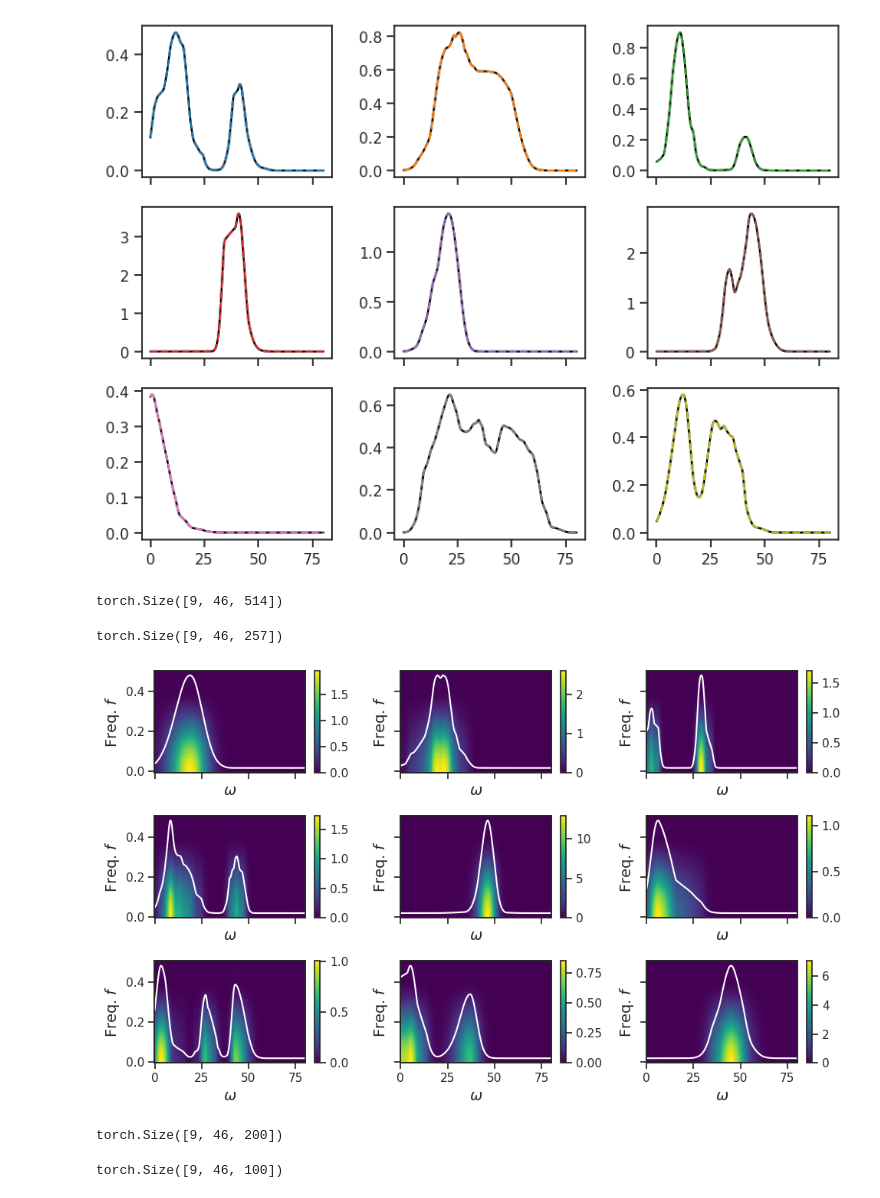
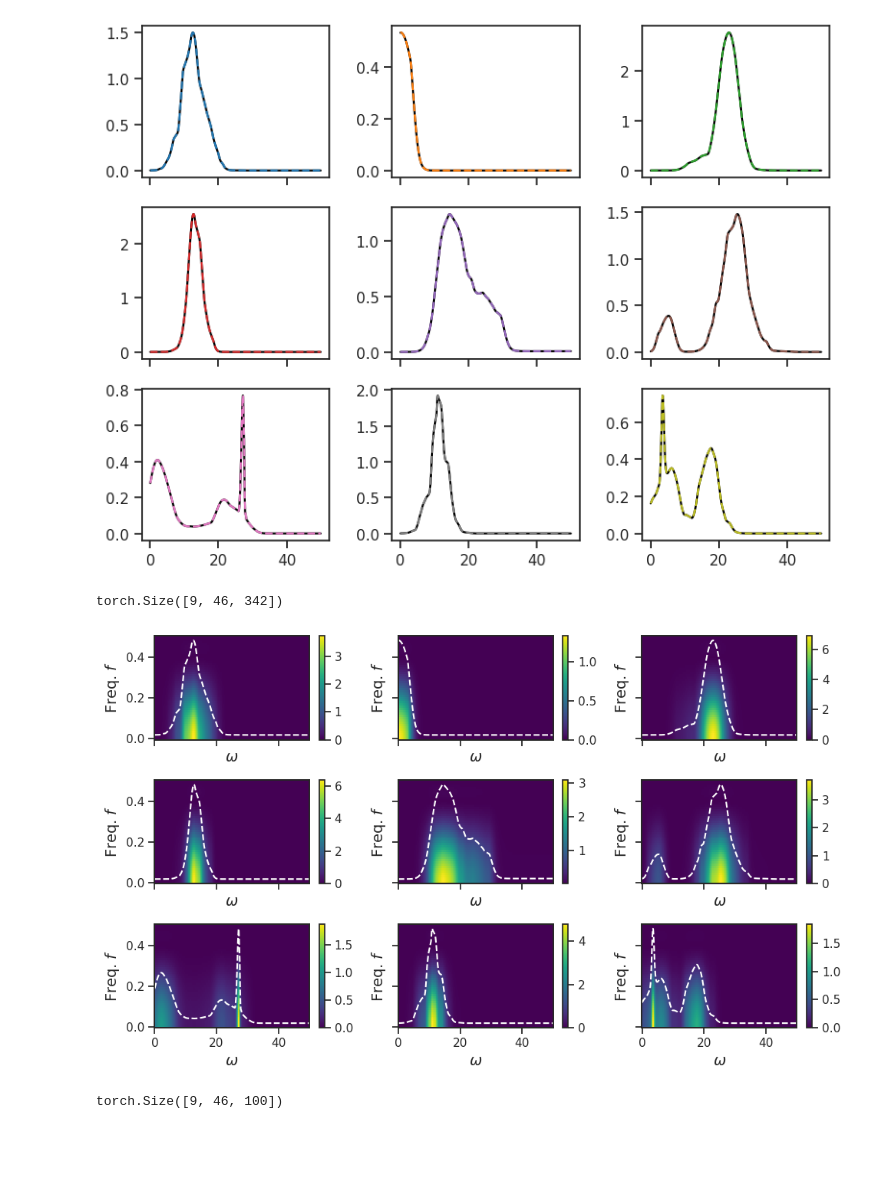
Before and after one commit to Hirshberg-Lab/transformer_latent_diffusion_4AC, a Jupyter notebook: spectrogram_test.ipynb, the cells around one changed output. Saved outputs shown, nothing was run; the diff lists cells and outputs as text; code cells hidden in the pictures; blank space fills up the shorter version.

```diff
--- a/spectrogram_test.ipynb
+++ b/spectrogram_test.ipynb
@@ -18,9 +19,9 @@ stft_G=STFT(hop_length=1)
 istft_G = ISTFT(hop_length=1,length=99)
 # %%
 hparams = {
-    'omega_domain': (0, 80.0),
+    'omega_domain': (0, 50.0),
     'num_bumps_range': (1,4),
-    'bump_widths_fraction_range': (0.13, 0.45),
+    'bump_widths_fraction_range': (0.03, 0.45),
     'bump_centers_fraction_range': (0.0, 0.6)
 }
 random_seed = 40
@@ -45,2 +46,3 @@ for C, G in dataloader:
 # %%
-C.shape,stft(C.squeeze(1)).shape
+dataset = OnTheFlyDataset(bumps=bumps,dataset_size=9,use_stft=True)
+dataloader = DataLoader(dataset, batch_size=9, shuffle=False,num_workers=0)
@@ -106,7 +55,8 @@ C.shape,stft(C.squeeze(1)).shape
 fig,axs = plt.subplots(3,3,figsize=(8,6),sharex=True,sharey=False)
 palette = ['C' + str(x) for x in range(250000)]
 n_ex=9
-C_stft = istft(stft(C.squeeze(1)))
+# C_stft = istft(stft(C.squeeze(1)))
+C_stft = istft(CC)
 for j in range(n_ex):
     ax = axs.flatten()[j]
     ax.plot(omega,C[j].view(1024).cpu().detach().numpy(), color='k')
@@ -114,37 +64,29 @@ for j in range(n_ex):
 plt.tight_layout()
 plt.show()
 # %% [output]
-[figure, old version]
+[figure, new version]
-# %%
-stft(C).shape
-# %% [output]
-torch.Size([9, 46, 514])
 # %%
-Sxx = torch.view_as_complex(stft(C).reshape(9,46,-1,2)).abs()
+Sxx = torch.view_as_complex(rearrange(CC,'b z f t -> b f t z').contiguous()).abs()
 Sxx.shape
 # %% [output]
-torch.Size([9, 46, 257])
+torch.Size([9, 46, 342])
 # %%
 fig,axs = plt.subplots(3,3,figsize=(10,6),sharex=True,sharey=True)
 palette = ['C' + str(x) for x in range(250000)]
 n_ex=9
 for j in range(n_ex):
     ax = axs.flatten()[j]
     ax.set(xlabel=f"$\omega$", ylabel=f"Freq. $f$")
-    # im = ax.imshow(Sxx[j],origin='lower', aspect='auto', cmap='viridis')
-    im=ax.pcolormesh(np.linspace(0,omega[-1],257),torch.fft.rfftfreq(90,1).numpy(),Sxx[j],cmap='viridis')
+    im=ax.pcolormesh(np.linspace(0,omega[-1],Sxx.size(-1)),torch.fft.rfftfreq(90,1).numpy(),Sxx[j],cmap='viridis')
+    # im=ax.pcolormesh(np.linspace(0,omega[-1],Sxx.size(-1)),torch.fft.rfftfreq(90,1).numpy(),CC[j,1,:,:],cmap='viridis')
     fig.colorbar(im)
     ax2 = ax.twinx()
-    ax2.plot(omega,C[j].view(1024).cpu().detach().numpy(), color='white')
+    ax2.plot(omega,istft(CC)[j].view(1024).cpu().detach().numpy(),'--', color='white')
     ax2.set_yticks(ticks=[],labels=None)
     # ax.plot(omega, torch.fft.rfftfreq(28,1).numpy(), 'r--', alpha=.5, label='$f_i(t)$')
     #,label="magnitude")
 plt.tight_layout()
 plt.show()
 # %% [output]
-[figure, old version]
+[figure, new version]
-# %%
-stft_G(G).shape
-# %% [output]
-torch.Size([9, 46, 200])
 # %%
```
Also changed, not shown: parts of 16 cells of this notebook.
